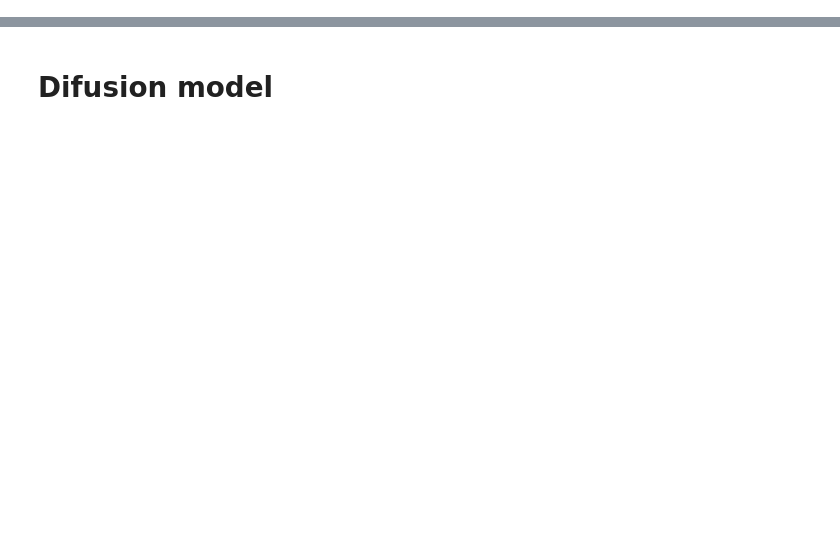
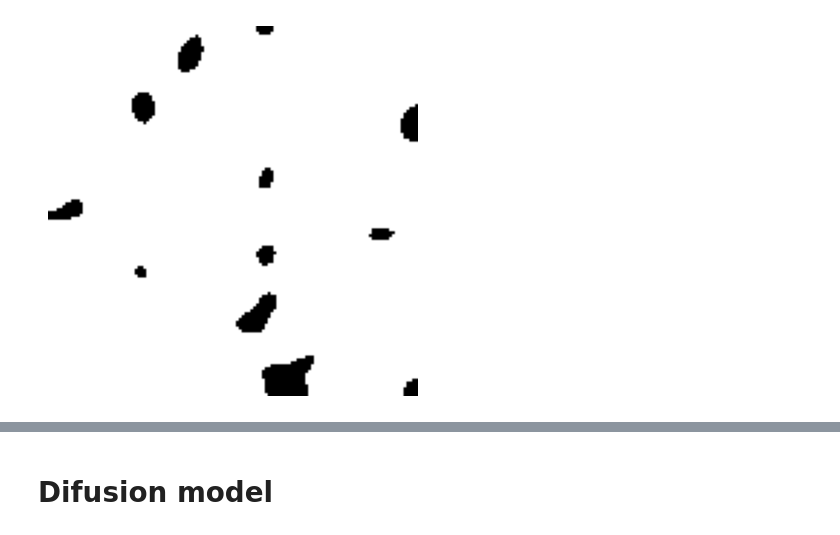
Before and after one commit to dkuzni/Synomaly_-tests, a Jupyter notebook: scripts_guided_diffusion/Home_made_multi_scale_diffusion.ipynb, the cells around one changed output, grey strips where cells are left out. Cells and saved outputs as stored; diff of their text form; code cells hidden in the pictures; blank space fills up the shorter version.

```diff
--- a/scripts_guided_diffusion/Home_made_multi_scale_diffusion.ipynb
+++ b/scripts_guided_diffusion/Home_made_multi_scale_diffusion.ipynb
@@ -40,0 +69,4 @@ plt.imshow(a,cmap='gray')
+# %%
+montrer(shape_mask)
+# %% [output]
+[figure, added]
```
Also changed, not shown: parts of 28 cells of this notebook, 13 other files.
